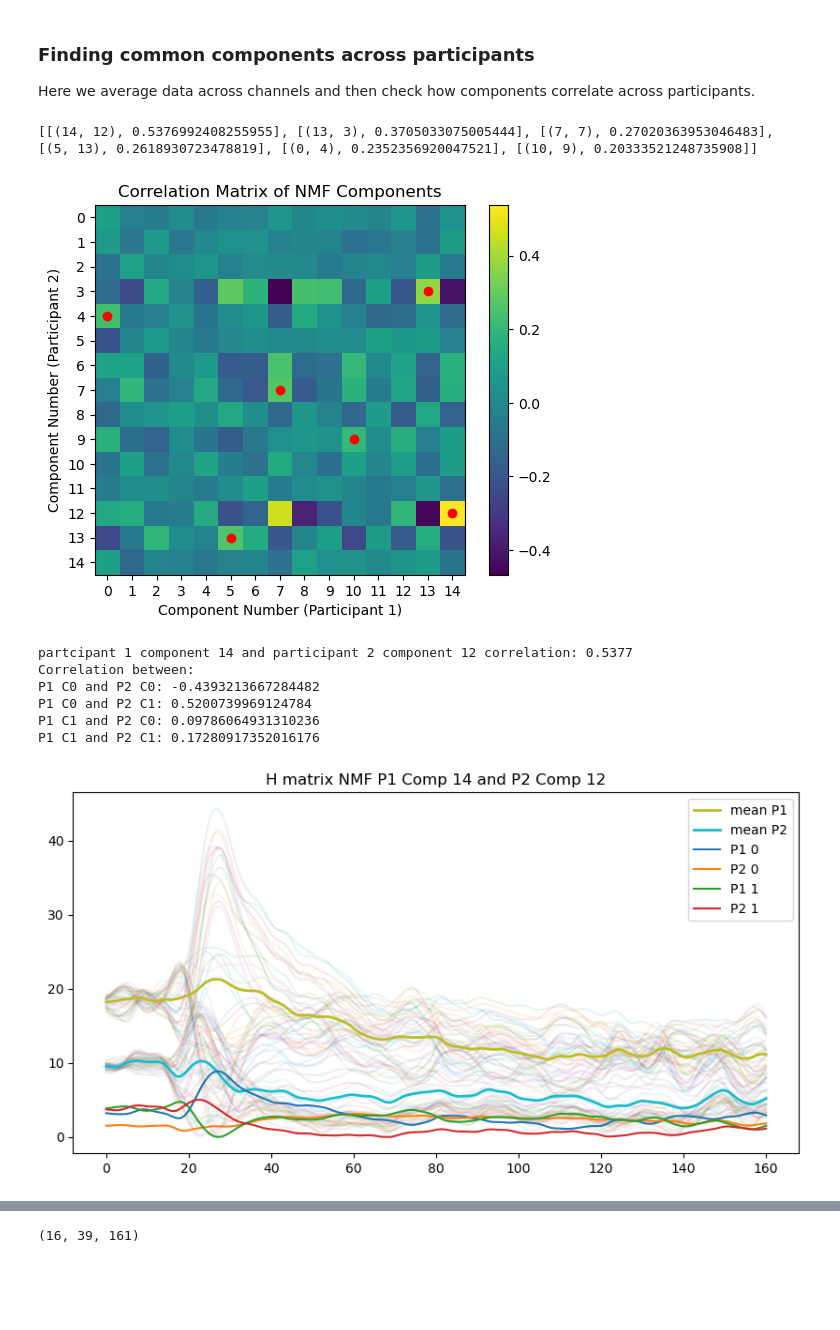
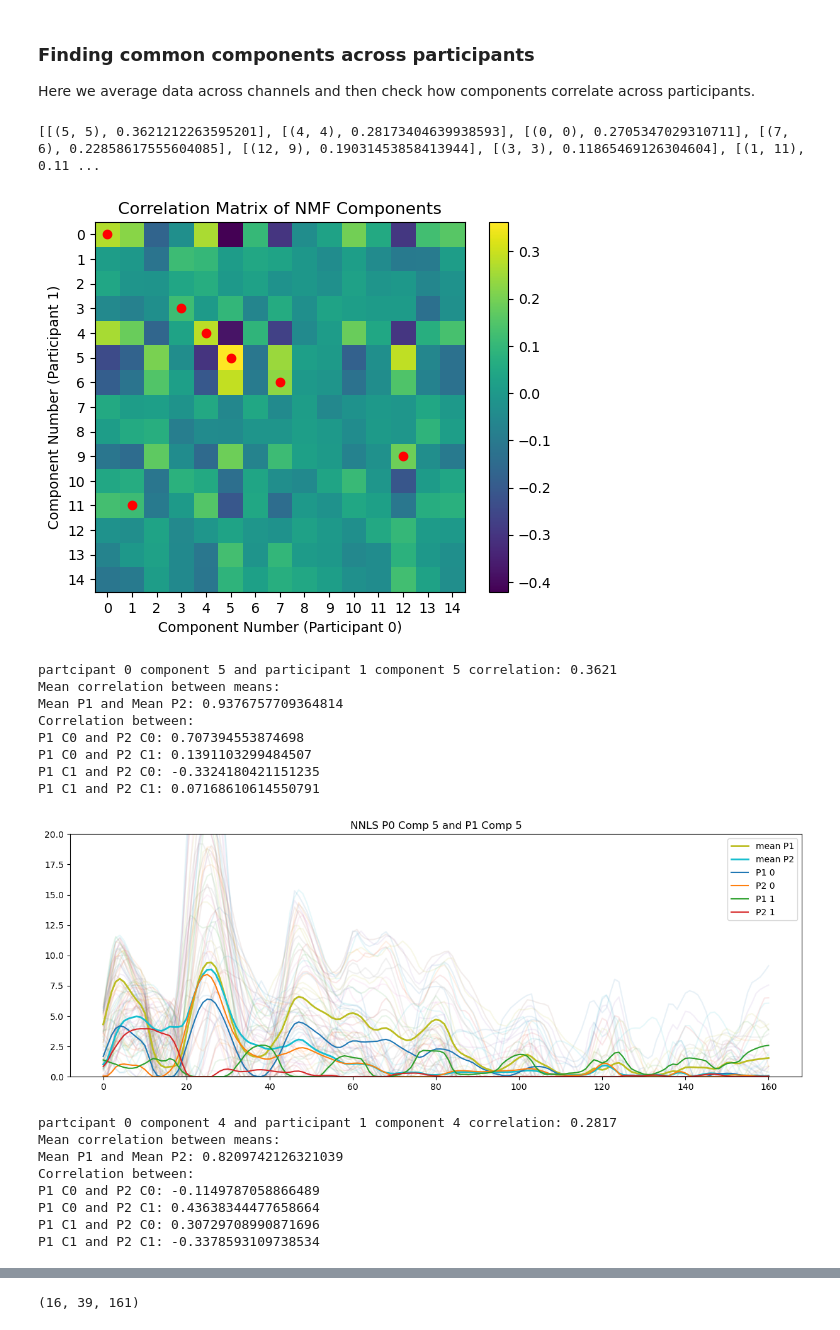
Before and after one commit to AtharvSuryawanshi/Neural-Representations-using-Things-Database, a Jupyter notebook: notebooks/NMF_meg10.ipynb, the cells around one changed output, grey strips where cells are left out. Saved outputs shown, nothing was run; the diff lists cells and outputs as text; code cells hidden in the pictures; blank space fills up the shorter version.

```diff
--- a/notebooks/NMF_meg10.ipynb
+++ b/notebooks/NMF_meg10.ipynb
@@ -217,7 +217,7 @@ image_dir = '../data/'
 
 time_window = [0 , 0.8] # in seconds
 n_participants = 4 # total number of participants
-participant_list = [1] # participant number 0 - 3
+participant_list = [0,1,2,3] # participant number 0 - 3
 
 
 images_to_show = 15 # should be even
@@ -232,11 +232,11 @@ NOS_TIME_POINTS = 281
 OPTICAL_CHANNELS = True # False if all channels are used
 NOS_CHANNELS_OPT = 39
 
-load = False
+load = True
 
 if n_participants < 4:
     raise ValueError("Number of participants should be 4.")
 if len(participant_list) == 1:
     raise ValueError("Only one participant can be processed in this notebook.")
-# if not load:
-#     raise ValueError("Please set load to True to run the code.")
+if not load:
+    raise ValueError("Please set load to True to run the code.")
@@ -500,7 +503,7 @@ class IDK:
 idk = IDK(load_epochs(preproc_dir))
 
 if load: # load from pickle model
-    with open('../models/results_all_p_nonbaye_1seed.pkl', 'rb') as f:
+    with open('../models/results_all_p_nonbaye_10seed.pkl', 'rb') as f:
         # sequence of loading matters
         idk.W_dict = pickle.load(f)
         idk.H_dict = pickle.load(f)
@@ -637,32 +640,49 @@ def max_corr_components(participant1, participant2):
     plt.show()
     return unique_pairs, corr_matrix
 # %%
-p1 = 1
-p2 = 2
+p1 = 0
+p2 = 1
 unique_pairs, corr_matrix = max_corr_components(p1, p2)
-for pair in unique_pairs[:1]:
+for pair in unique_pairs[:4]:
     print(f"partcipant {p1} component {pair[0]} and participant {p2} component {pair[1]} correlation: {corr_matrix[pair[0], pair[1]]:.4f}")
     # print_specific_component_images(idk, p1, pair[0], images_to_show=20, rows = 2)
     # print_specific_component_images(idk, p2, pair[1], images_to_show=20, rows = 2)
-    temp1 = idk.H_dict[p1].reshape(nmf_components, idk.NOS_CHANNELS_OPT, idk.NOS_TIME_POINTS)
-    temp2 = idk.H_dict[p2].reshape(nmf_components, idk.NOS_CHANNELS_OPT, idk.NOS_TIME_POINTS)
-    temp1 = temp1 - temp1.min()
-    temp2 = temp2 - temp2.min()
+    nnls_1 = perform_plot_nnls(idk, p1, idk.X_dict[p1], channel_plt=1, baseline_regressor=True, plot=False)
+    nnls_2 = perform_plot_nnls(idk, p2, idk.X_dict[p2], channel_plt=1, baseline_regressor=True, plot=False)
+    plot_summarized_components(nnls_1[pair[0],:,:], nnls_2[pair[1],:,:], dim = 2, title = f"NNLS P{p1} Comp {pair[0]} and P{p2} Comp {pair[1]}")
+
+
+
+
+    # temp1 = idk.H_dict[p1].reshape(nmf_components, idk.NOS_CHANNELS_OPT, idk.NOS_TIME_POINTS)
+    # temp2 = idk.H_dict[p2].reshape(nmf_components, idk.NOS_CHANNELS_OPT, idk.NOS_TIME_POINTS)
+    # temp1 = temp1 - temp1.min()
+    # temp2 = temp2 - temp2.min()
     # Compute the correlation matrix across all channels for each component to give 10 subplots of imshow
     # plt.figure(figsize=(15, 5))
     # plt.plot(idk.time_points_new, temp1[pair[0], 20:, :].T, alpha = 0.1)
     # plt.plot(idk.time_points_new, temp1[pair[0], 20:, :].mean(axis=0), color = 'red', lw = 2, label = f"Participant {p1} Component {pair[0]}")
     # plt.plot(idk.time_points_new, temp2[pair[1], 20:, :].T, alpha = 0.1)
     # plt.plot(idk.time_points_new, temp2[pair[1], 20:, :].mean(axis=0), color = 'blue', lw = 2, label = f"Participant {p2} Component {pair[1]}")
     # plt.show()
-    plot_summarized_components(temp1[pair[0]], temp2[pair[1]], dim = 2, title = f"H matrix NMF P{p1} Comp {pair[0]} and P{p2} Comp {pair[1]}")
+    # plot_summarized_components(temp1[pair[0]], temp2[pair[1]], dim = 2, title = f"H matrix NMF P{p1} Comp {pair[0]} and P{p2} Comp {pair[1]}")
 # %% [output]
-[[(14, 12), 0.5376992408255955], [(13, 3), 0.3705033075005444], [(7, 7), 0.27020363953046483], [(5, 13), 0.2618930723478819], [(0, 4), 0.2352356920047521], [(10, 9), 0.20333521248735908]]
+[[(5, 5), 0.3621212263595201], [(4, 4), 0.28173404639938593], [(0, 0), 0.2705347029310711], [(7, 6), 0.22858617555604085], [(12, 9), 0.19031453858413944], [(3, 3), 0.11865469126304604], [(1, 11), 0.11 ...
-[figure, old version]
+[figure, new version]
-partcipant 1 component 14 and participant 2 component 12 correlation: 0.5377
+partcipant 0 component 5 and participant 1 component 5 correlation: 0.3621
+Mean correlation between means:
+Mean P1 and Mean P2: 0.9376757709364814
 Correlation between:
-P1 C0 and P2 C0: -0.4393213667284482
-P1 C0 and P2 C1: 0.5200739969124784
-P1 C1 and P2 C0: 0.09786064931310236
-P1 C1 and P2 C1: 0.17280917352016176
+P1 C0 and P2 C0: 0.707394553874698
+P1 C0 and P2 C1: 0.1391103299484507
+P1 C1 and P2 C0: -0.3324180421151235
+P1 C1 and P2 C1: 0.07168610614550791
-[figure, old version]
+[figure, new version]
+partcipant 0 component 4 and participant 1 component 4 correlation: 0.2817
+Mean correlation between means:
+Mean P1 and Mean P2: 0.8209742126321039
+Correlation between:
+P1 C0 and P2 C0: -0.1149787058866489
+P1 C0 and P2 C1: 0.43638344477658664
+P1 C1 and P2 C0: 0.30729708990871696
+P1 C1 and P2 C1: -0.3378593109738534
```
Also changed, not shown: parts of 10 cells of this notebook.
